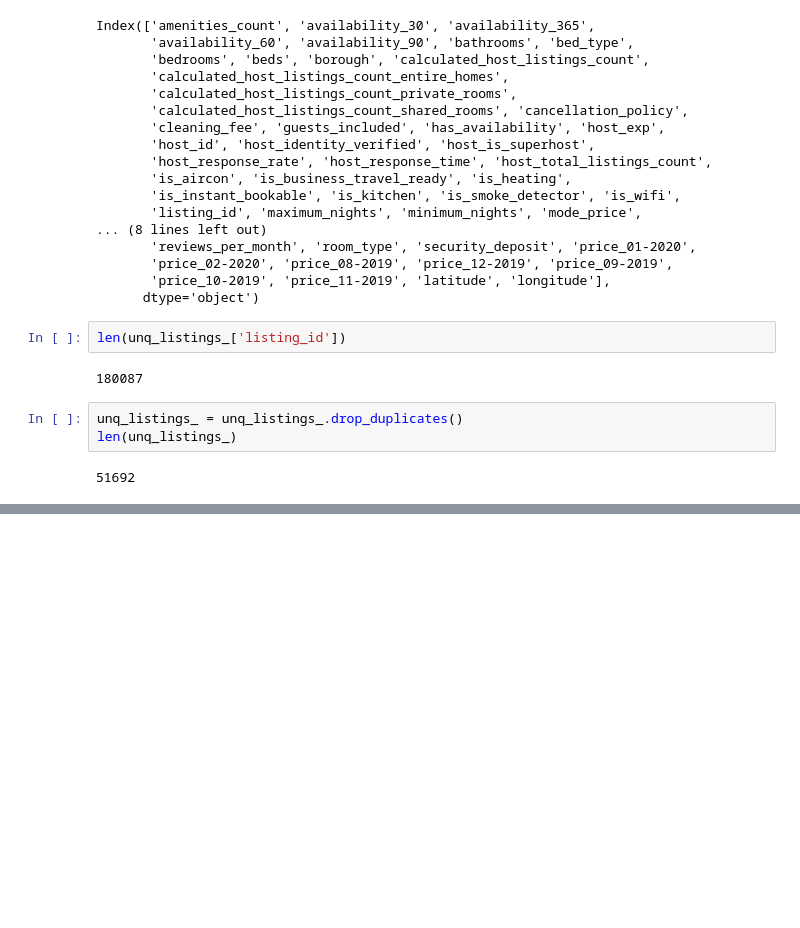
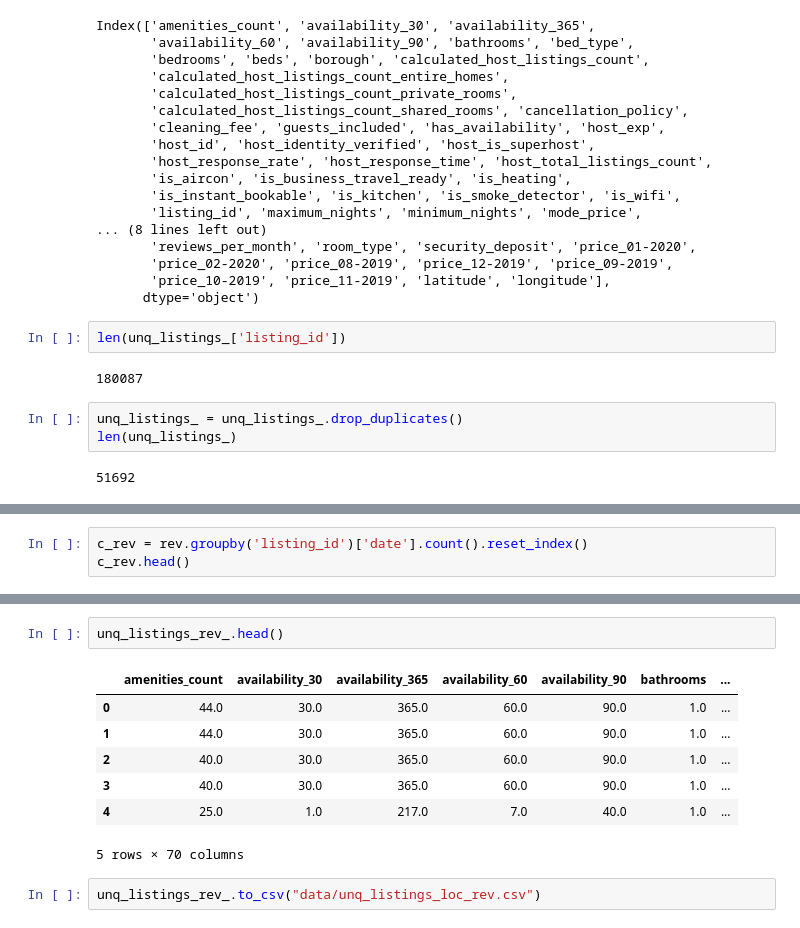
Before and after one commit to toshalpatel/data_analytics_airbnb, a Jupyter notebook: data_cleaning.ipynb, the cells around one changed output, grey strips where cells are left out. Cells and saved outputs as stored; diff of their text form; blank space fills up the shorter version.

```diff
--- a/data_cleaning.ipynb
+++ b/data_cleaning.ipynb
@@ -653,0 +676,3 @@ unq_listings_.to_csv("data/unique_listings_with_loc.csv")
+# %%
+c_rev = rev.groupby('listing_id')['date'].count().reset_index()
+c_rev.head()
@@ -653,0 +738,12 @@ unq_listings_.to_csv("data/unique_listings_with_loc.csv")
+# %%
+unq_listings_rev_.head()
+# %% [output]
+|  | amenities_count | availability_30 | availability_365 | availability_60 | availability_90 | bathrooms | ... |
+| 0 | 44.0 | 30.0 | 365.0 | 60.0 | 90.0 | 1.0 | ... |
+| 1 | 44.0 | 30.0 | 365.0 | 60.0 | 90.0 | 1.0 | ... |
+| 2 | 40.0 | 30.0 | 365.0 | 60.0 | 90.0 | 1.0 | ... |
+| 3 | 40.0 | 30.0 | 365.0 | 60.0 | 90.0 | 1.0 | ... |
+| 4 | 25.0 | 1.0 | 217.0 | 7.0 | 40.0 | 1.0 | ... |
+5 rows × 70 columns
+# %%
+unq_listings_rev_.to_csv("data/unq_listings_loc_rev.csv")
```
Also changed, not shown: parts of 12 cells of this notebook, 5 other files.
